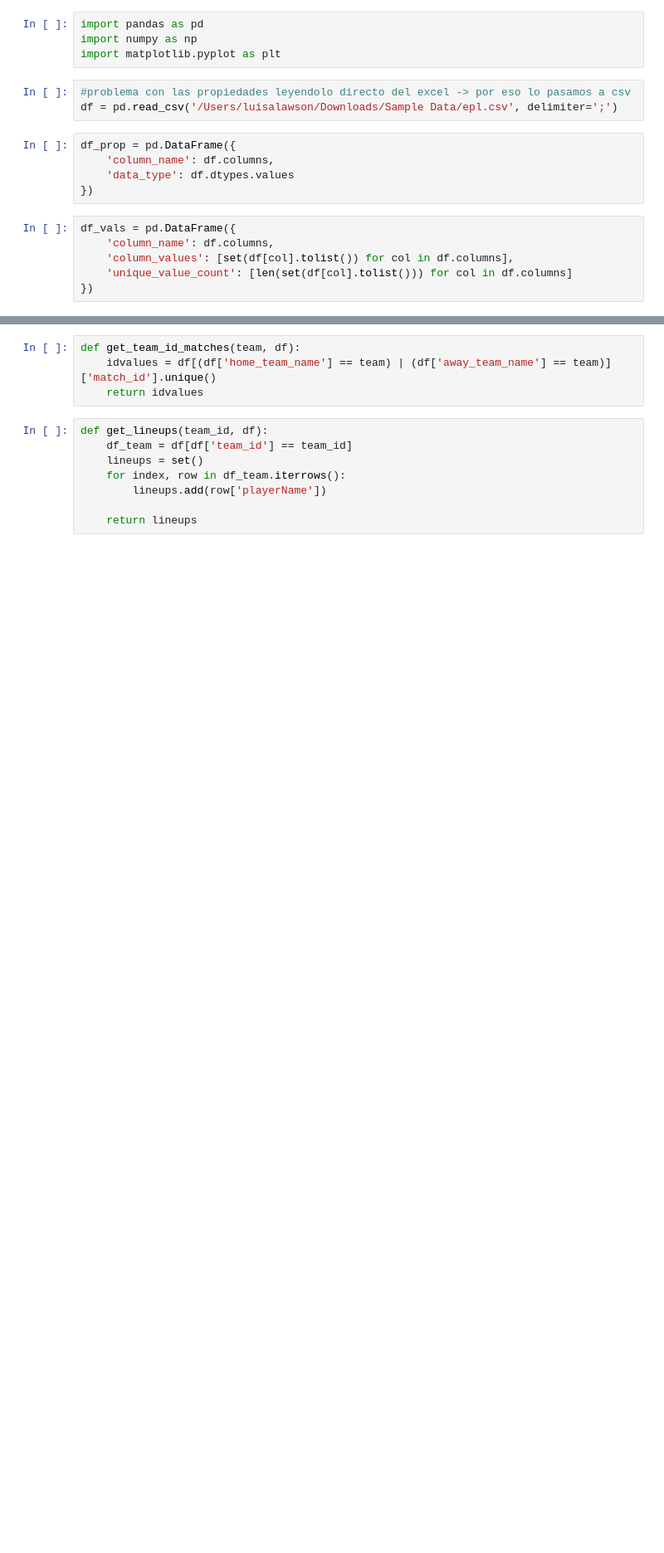
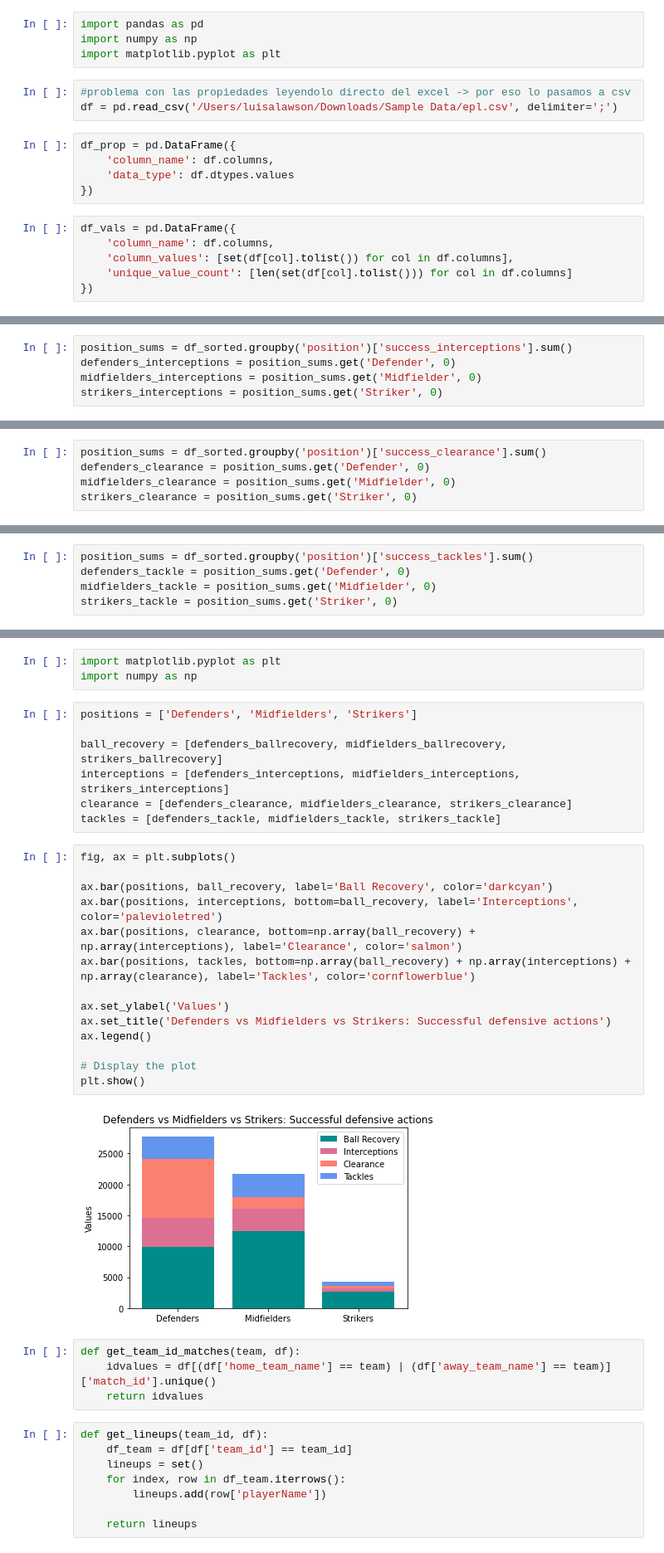
Before and after one commit to luisalawson/proyecto-TD8, a Jupyter notebook: xCG.ipynb, the cells around one changed output, grey strips where cells are left out. Shown: that part at 83% size. Cells and saved outputs as stored; diff of their text form; blank space fills up the shorter version.

```diff
--- a/xCG.ipynb
+++ b/xCG.ipynb
@@ -18,0 +105,5 @@ df_vals = pd.DataFrame({
+# %%
+position_sums = df_sorted.groupby('position')['success_interceptions'].sum()
+defenders_interceptions = position_sums.get('Defender', 0)
+midfielders_interceptions = position_sums.get('Midfielder', 0)
+strikers_interceptions = position_sums.get('Striker', 0)
@@ -18,0 +118,5 @@ df_vals = pd.DataFrame({
+# %%
+position_sums = df_sorted.groupby('position')['success_clearance'].sum()
+defenders_clearance = position_sums.get('Defender', 0)
+midfielders_clearance = position_sums.get('Midfielder', 0)
+strikers_clearance = position_sums.get('Striker', 0)
@@ -18,0 +131,5 @@ df_vals = pd.DataFrame({
+# %%
+position_sums = df_sorted.groupby('position')['success_tackles'].sum()
+defenders_tackle = position_sums.get('Defender', 0)
+midfielders_tackle = position_sums.get('Midfielder', 0)
+strikers_tackle = position_sums.get('Striker', 0)
@@ -19,3 +144,29 @@ df_vals = pd.DataFrame({
+# %%
+import matplotlib.pyplot as plt
+import numpy as np
+# %%
+positions = ['Defenders', 'Midfielders', 'Strikers']
+
+ball_recovery = [defenders_ballrecovery, midfielders_ballrecovery, strikers_ballrecovery]
+interceptions = [defenders_interceptions, midfielders_interceptions, strikers_interceptions]
+clearance = [defenders_clearance, midfielders_clearance, strikers_clearance]
+tackles = [defenders_tackle, midfielders_tackle, strikers_tackle]
+# %%
+fig, ax = plt.subplots()
+
+ax.bar(positions, ball_recovery, label='Ball Recovery', color='darkcyan')
+ax.bar(positions, interceptions, bottom=ball_recovery, label='Interceptions', color='palevioletred')
+ax.bar(positions, clearance, bottom=np.array(ball_recovery) + np.array(interceptions), label='Clearance', color='salmon')
+ax.bar(positions, tackles, bottom=np.array(ball_recovery) + np.array(interceptions) + np.array(clearance), label='Tackles', color='cornflowerblue')
+
+ax.set_ylabel('Values')
+ax.set_title('Defenders vs Midfielders vs Strikers: Successful defensive actions')
+ax.legend()
+
+# Display the plot
+plt.show()
+# %% [output]
+[figure, added]
 # %%
 def get_team_id_matches(team, df):
     idvalues = df[(df['home_team_name'] == team) | (df['away_team_name'] == team)]['match_id'].unique()
```
Also changed, not shown: parts of 11 cells of this notebook.
